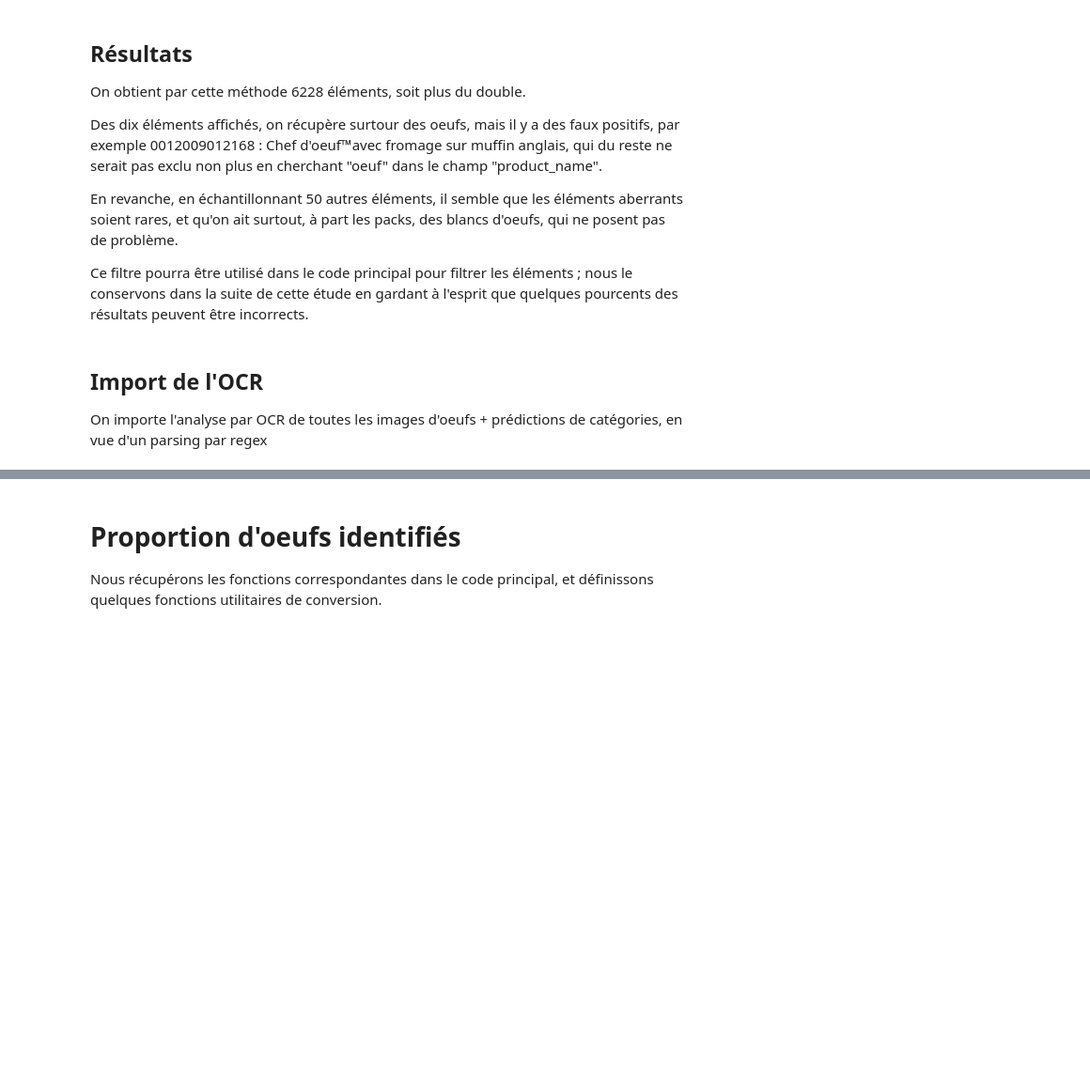
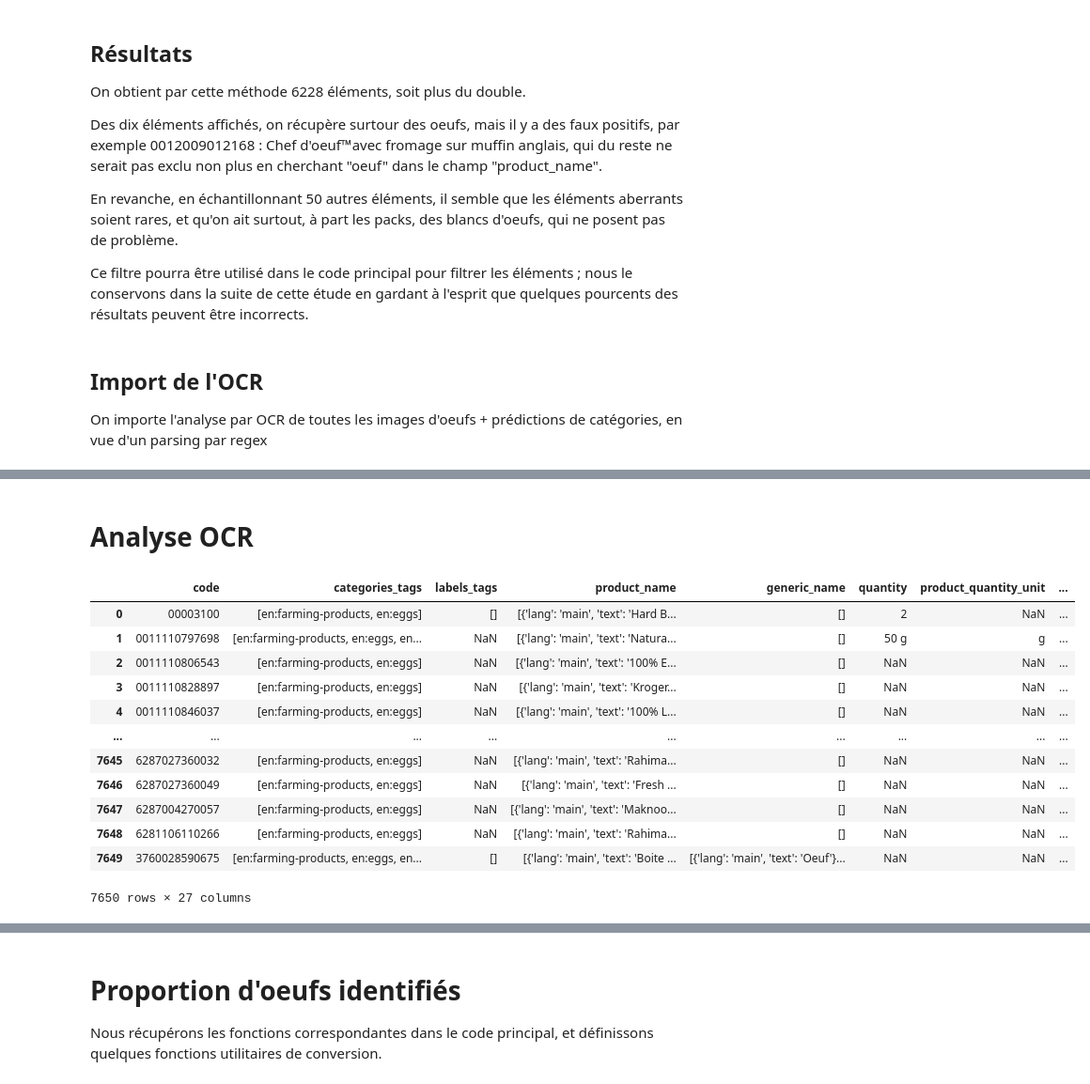
Before and after one commit to dataforgoodfr/13_empreinte_souffrance, a Jupyter notebook: analysis/scripts/compute_from_db_calculator_and_parse_OCR.ipynb, the cells around one changed output, grey strips where cells are left out. Shown at 94% size. Drawn from its saved outputs; the diff is of its cells as text; code cells hidden in the pictures; blank space fills up the shorter version.

```diff
--- a/analysis/scripts/compute_from_db_calculator_and_OCR.ipynb
+++ b/analysis/scripts/compute_from_db_calculator_and_parse_OCR.ipynb
@@ -330,0 +333,2 @@ Name: texte_ocr, Length: 7916, dtype: object
+# %% [markdown]
+# Analyse OCR
@@ -330,0 +350,64 @@ Name: texte_ocr, Length: 7916, dtype: object
+# %%
+def get_regex(breeding_type) -> str:
+    """
+    Constructs a regex pattern that matches 'barn' breeding types.
+    Here no need for exclusions
+    Returns:
+        str: A regex pattern that matches any of the 'barn' breeding types.
+    """
+    if breeding_type == "free-range":
+        set_all_free_range_not_organic = set()
+        for breeding in FREE_RANGE_BREEDINGS:
+            if breeding == "organic":
+                continue
+            set_all_free_range_not_organic.update(BREEDING_PATTERNS_ALL_LANGUAGES[breeding])
+        return r"\b(?:" + "|".join(set_all_free_range_not_organic) + r")\b"
+
+    else:
+        return r"\b(?:" + "|".join(BREEDING_PATTERNS_ALL_LANGUAGES[breeding_type]) + r")\b"
+
+
+def clean(s: str | None) -> str:
+    """
+    Cleans a string by removing accents, replacing punctuation and digits,
+    converting to lowercase, and replacing 'œ' with 'oe' before regex matching.
+    Args:     s (str | None): The string to clean.
+
+    Returns:  str: The cleaned string.
+    """
+
+    if pd.isna(s):
+        return ''
+    if not s:
+        return ""
+    s = s.lower().replace("œ", "oe").replace("\n", " ")
+    s = unicodedata.normalize("NFD", s)
+    s = "".join(c for c in s if unicodedata.category(c) != "Mn")
+    s = re.sub(r"[^\w\s]|\d+", " ", s)
+    return s
+
+eggs['cage_from_OCR'] = eggs['breeding_type_related'].apply(clean).str.findall(get_regex('cage'))
+eggs['cage_from_OCR_2'] = eggs['texte_ocr'].apply(clean).str.findall(get_regex('cage'))
+eggs['barn_from_OCR'] = eggs['breeding_type_related'].apply(clean).str.findall(get_regex('barn'))
+eggs['barn_from_OCR_2'] = eggs['texte_ocr'].apply(clean).str.findall(get_regex('barn'))
+eggs['free_range_from_OCR'] = eggs['breeding_type_related'].apply(clean).str.findall(get_regex('free-range'))
+eggs['free_range_from_OCR_2'] = eggs['texte_ocr'].apply(clean).str.findall(get_regex('free-range'))
+eggs['organic_from_OCR'] = eggs['breeding_type_related'].apply(clean).str.findall(get_regex('organic'))
+eggs['organic_from_OCR_2'] = eggs['texte_ocr'].apply(clean).str.findall(get_regex('organic'))
+
+
+eggs
+# %% [output]
+|  | code | categories_tags | labels_tags | product_name | generic_name | quantity | product_quantity_unit | ... |
+| 0 | 00003100 | [en:farming-products, en:eggs] | [] | [{'lang': 'main', 'text': 'Hard B... | [] | 2 | NaN | ... |
+| 1 | 0011110797698 | [en:farming-products, en:eggs, en... | NaN | [{'lang': 'main', 'text': 'Natura... | [] | 50 g | g | ... |
+| 2 | 0011110806543 | [en:farming-products, en:eggs] | NaN | [{'lang': 'main', 'text': '100% E... | [] | NaN | NaN | ... |
+| 3 | 0011110828897 | [en:farming-products, en:eggs] | NaN | [{'lang': 'main', 'text': 'Kroger... | [] | NaN | NaN | ... |
+| 4 | 0011110846037 | [en:farming-products, en:eggs] | NaN | [{'lang': 'main', 'text': '100% L... | [] | NaN | NaN | ... |
+| ... | ... | ... | ... | ... | ... | ... | ... | ... |
+| 7645 | 6287027360032 | [en:farming-products, en:eggs] | NaN | [{'lang': 'main', 'text': 'Rahima... | [] | NaN | NaN | ... |
+| 7646 | 6287027360049 | [en:farming-products, en:eggs] | NaN | [{'lang': 'main', 'text': 'Fresh ... | [] | NaN | NaN | ... |
+| 7647 | 6287004270057 | [en:farming-products, en:eggs] | NaN | [{'lang': 'main', 'text': 'Maknoo... | [] | NaN | NaN | ... |
+| 7648 | 6281106110266 | [en:farming-products, en:eggs] | NaN | [{'lang': 'main', 'text': 'Rahima... | [] | NaN | NaN | ... |
+| 7649 | 3760028590675 | [en:farming-products, en:eggs, en... | [] | [{'lang': 'main', 'text': 'Boite ... | [{'lang': 'main', 'text': 'Oeuf'}... | NaN | NaN | ... |
+7650 rows × 27 columns
```
Also changed, not shown: parts of 17 cells of this notebook, 2 other files.
